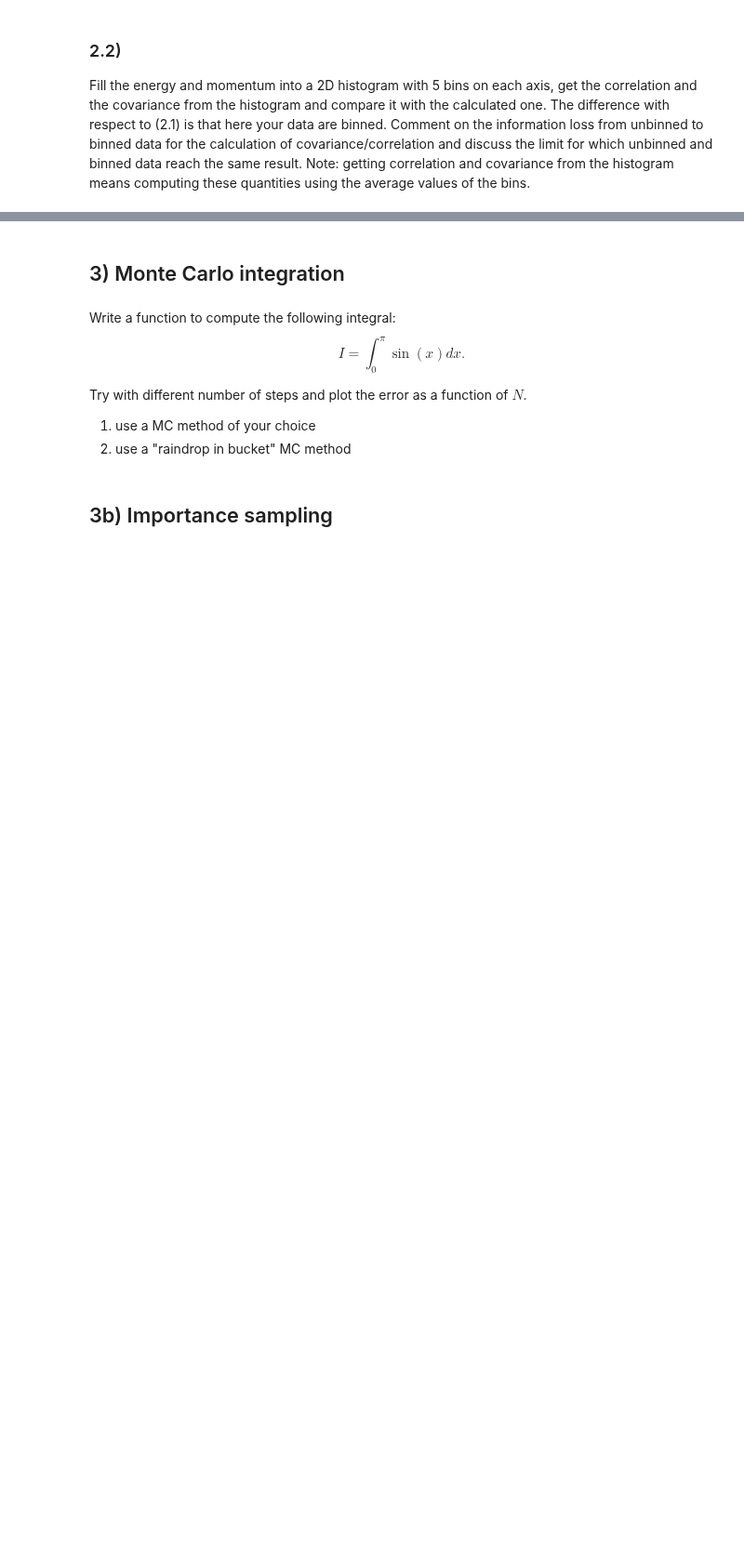
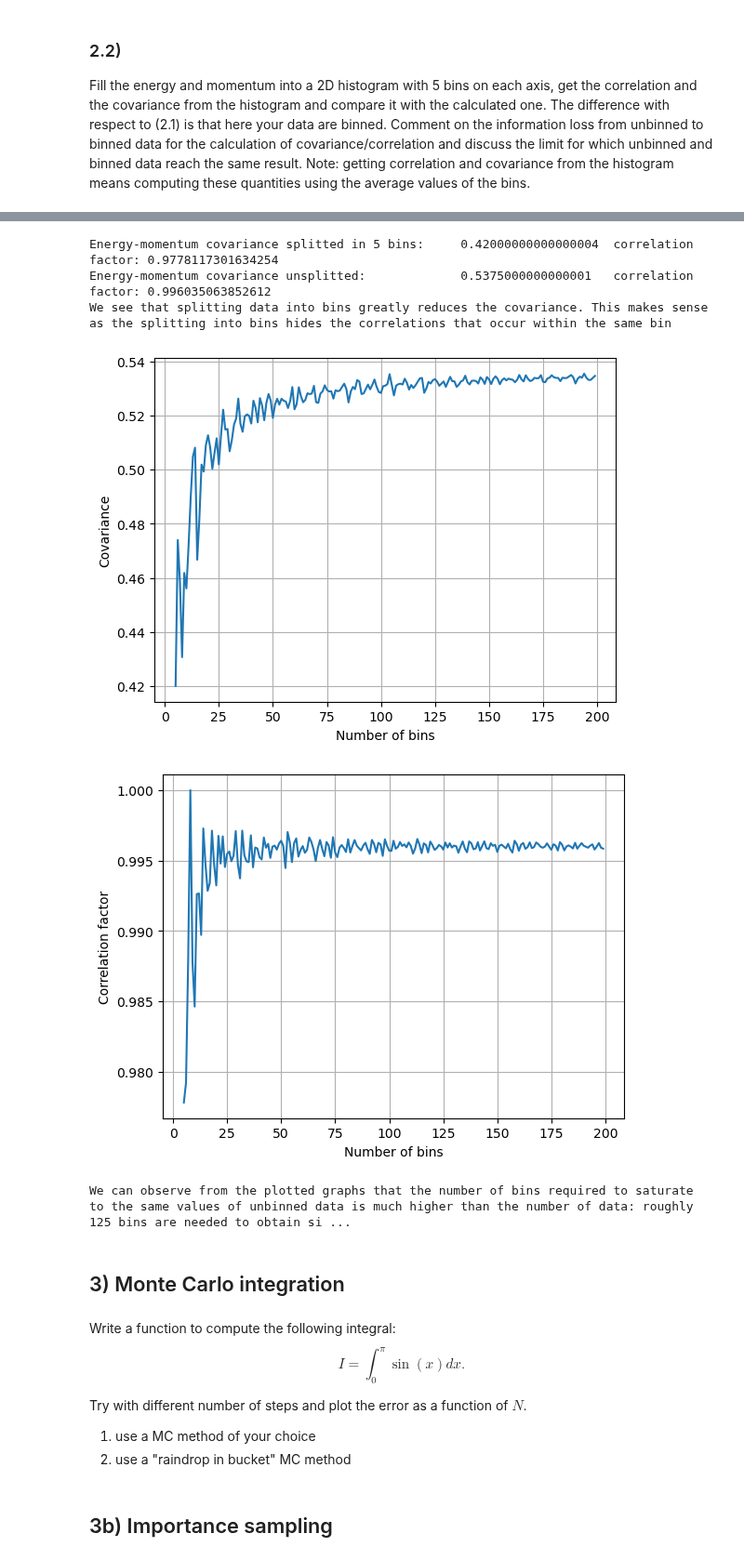
Before and after one commit to Matteo-Bellino/SMATEP_Project, a Jupyter notebook: exercises/Exercise2/Exercise2_BELLINO.ipynb, the cells around one changed output, grey strips where cells are left out. Shown at 93% size. Drawn from its saved outputs; the diff is of its cells as text; code cells hidden in the pictures; blank space fills up the shorter version.

```diff
--- a/exercises/Exercise2/Exercise2_BELLINO.ipynb
+++ b/exercises/Exercise2/Exercise2_BELLINO.ipynb
@@ -137,3 +261,43 @@ Fill the energy and momentum into a 2D histogram with 5 bins on each axis, get t
+# %%
+nbin = 5
+bin_cov = get_bin_cov(data["energy"],data["momentum"], nbin)
+bin_corr_factor = get_bin_corr_factor(data["energy"],data["momentum"], nbin)
+print(f"Energy-momentum covariance splitted in {nbin} bins:".ljust(50), f"{bin_cov}".ljust(20), f"correlation factor: {bin_corr_factor}")
+print(f"Energy-momentum covariance unsplitted:".ljust(50), f"{cov_matrix.loc['energy','momentum']}".ljust(20), f"correlation factor: {corr_factor_matrix.loc['energy','momentum']}")
+print("We see that splitting data into bins greatly reduces the covariance. This makes sense as the splitting into bins hides the correlations that occur within the same bin")
+# %% [output]
+Energy-momentum covariance splitted in 5 bins:     0.42000000000000004  correlation factor: 0.9778117301634254
+Energy-momentum covariance unsplitted:             0.5375000000000001   correlation factor: 0.996035063852612
+We see that splitting data into bins greatly reduces the covariance. This makes sense as the splitting into bins hides the correlations that occur within the same bin
+# %%
+import numpy as np
+import matplotlib.pyplot as plt
+
+nbin_array = range(5,200)
+bin_cov_array = np.zeros(len(nbin_array)) #here I will store the bin_covariance of energy and momentum for each chosen number of bins.
+bin_corr_factor_array = np.zeros(len(nbin_array)) #here I will store the bin_covariance of energy and momentum for each chosen number of bins.
+i = 0
+for nbin in nbin_array:
+    bin_cov_array[i] = get_bin_cov(data["energy"],data["momentum"], nbin)
+    bin_corr_factor_array[i] = get_bin_corr_factor(data["energy"],data["momentum"], nbin)
+    i+=1
+
+plt.plot(nbin_array,bin_cov_array)
+plt.grid(1)
+plt.xlabel("Number of bins")
+plt.ylabel("Covariance")
+plt.show()
+plt.plot(nbin_array,bin_corr_factor_array)
+plt.grid(1)
+plt.xlabel("Number of bins")
+plt.ylabel("Correlation factor")
+plt.show()
+
+print("We can observe from the plotted graphs that the number of bins required to saturate to the same values of unbinned data is much higher than the number of data: roughly 125 bins are needed to obtain similar values of both covariance and correlation factor")
+# %% [output]
+[figure, added]
+[figure, added]
+We can observe from the plotted graphs that the number of bins required to saturate to the same values of unbinned data is much higher than the number of data: roughly 125 bins are needed to obtain si ...
 # %% [markdown]
 ## 3) Monte Carlo integration
 # %% [markdown]
```
Also changed, not shown: parts of 7 cells of this notebook.
